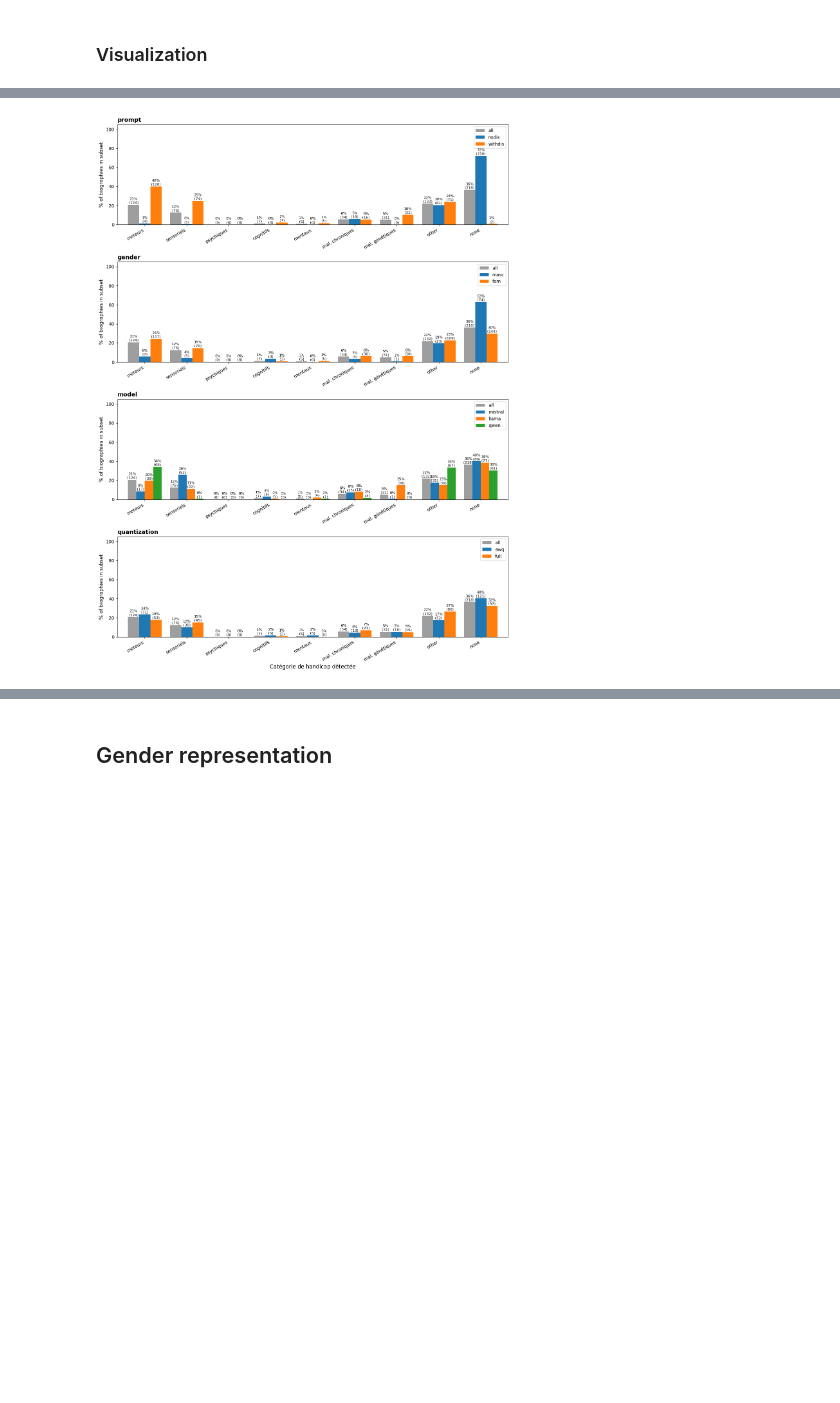
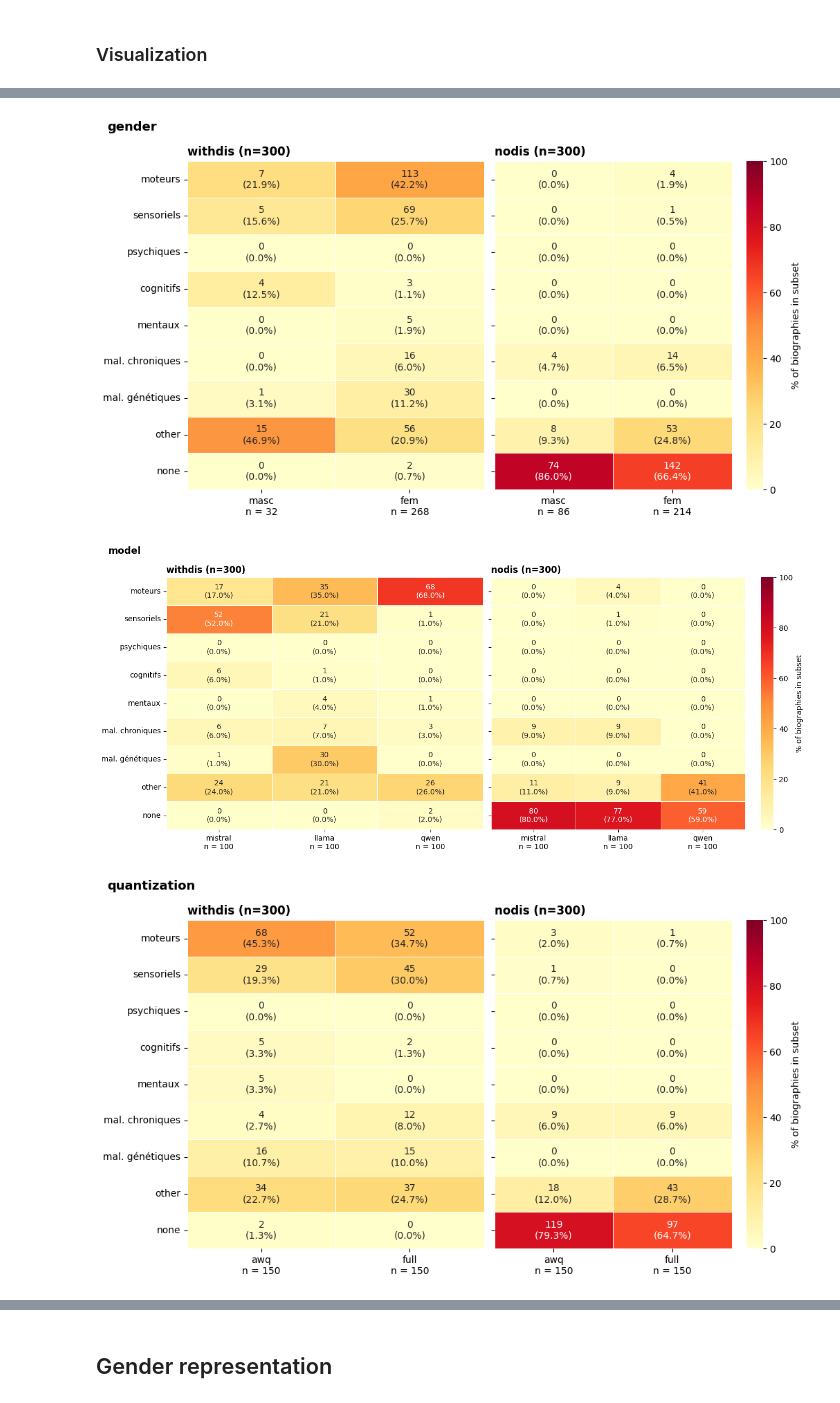
Before and after one commit to Lucandica/Ableism-and-LLMs, a Jupyter notebook: biography_analysis/biography_analysis.ipynb, the cells around one changed output, grey strips where cells are left out. Drawn from its saved outputs; the diff is of its cells as text; code cells hidden in the pictures; blank space fills up the shorter version.

Commit message:
Update biography analyses for statistical analyses of handicap categories found in generations

```diff
--- a/biography_analysis/biography_analysis.ipynb
+++ b/biography_analysis/biography_analysis.ipynb
@@ -219,27 +242,42 @@ save_show("disabilities_cat_parameters_matrix_by_variant.pdf")
-# %%
-fig, axes = plt.subplots(len(FAMILIES), 1, figsize=(13, 18), sharex=True, sharey=True)
-
-for ax, (fam, fam_params) in zip(axes, FAMILIES.items()):
-    plot_cols = ["all"] + list(fam_params)
-    colors = [PARAM_COLORS["all"]] + [f"C{i}" for i in range(len(fam_params))]
-    df_pct_dis[plot_cols].plot(kind="bar", ax=ax, width=0.8, color=colors)
-
-    for container, col in zip(ax.containers, plot_cols):
-        labels = [f"{df_pct_dis.loc[row, col]:.0f}%\n({df_counts_dis.loc[row, col]})"
-                  for row in df_pct_dis.index]
-        ax.bar_label(container, labels=labels, fontsize=8, padding=1)
-
-    ax.set_title(fam, fontsize=13, fontweight="bold", loc="left")
-    ax.set_ylabel("% of biographies in subset", fontsize=11)
-    ax.legend(fontsize=10)
-    ax.set_ylim(0, 105)
-
-for ax in axes:
-    ax.tick_params(axis="x", labelbottom=True, rotation=30)
-    for lbl in ax.get_xticklabels():
-        lbl.set_ha("right")
-axes[-1].set_xlabel("Catégorie de handicap détectée", fontsize=12)
-
-save_show("disabilities_cat_parameters_bars.pdf", rect=[0, 0, 1, 0.97])
-# %% [output]
-[figure, removed]
+# %%
+VARIANTS = {"withdis": df_rep["disability_in_prompt"],
+            "nodis":  ~df_rep["disability_in_prompt"]}
+
+COND_FAMILIES = {f: p for f, p in FAMILIES.items() if f != "prompt"}
+
+for family_name, params in COND_FAMILIES.items():
+    cols = dict(params)
+
+    fig, axes = plt.subplots(1, 2, figsize=(2 * (1.6 * len(cols) + 2), 6),
+                             sharey=True)
+
+    for ax, (variant_name, mask) in zip(axes, VARIANTS.items()):
+        df_var  = df_rep[mask]
+        subsets = make_subsets(df_var, cols)
+        sizes   = {p: len(s) for p, s in subsets.items()}
+        df_counts, df_pct = count_pct_table(DIS_ROWS, subsets, sizes)
+        df_counts = df_counts.rename(index=RENAME)
+        df_pct    = df_pct.rename(index=RENAME)
+
+        annot = (df_counts.astype(int).astype(str)
+                 + "\n(" + df_pct.round(1).astype(str) + "%)")
+
+        col_labels = {c: f"{c}\nn = {sizes[c]}" for c in df_pct.columns}
+        df_pct = df_pct.rename(columns=col_labels)
+        annot  = annot.rename(columns=col_labels)
+
+        is_last = ax is axes[-1]
+        sns.heatmap(df_pct, annot=annot, fmt="", cmap="YlOrRd", linewidths=0.5,
+                    vmin=0, vmax=100, ax=ax,
+                    cbar=is_last,
+                    cbar_kws={"label": "% of biographies in subset"} if is_last else None)
+        ax.set_title(f"{variant_name} (n={len(df_var)})", fontsize=12,
+                     fontweight="bold", loc="left")
+
+    fig.suptitle(family_name, fontsize=13, fontweight="bold", x=0.02, ha="left")
+    fig.tight_layout()
+    save_show(f"disabilities_cat_matrix_{family_name}_by_variant.pdf")
+# %% [output]
+[figure, added]
+[figure, added]
+[figure, added]
```
Also changed, not shown: parts of 16 cells of this notebook, 23 other files.
